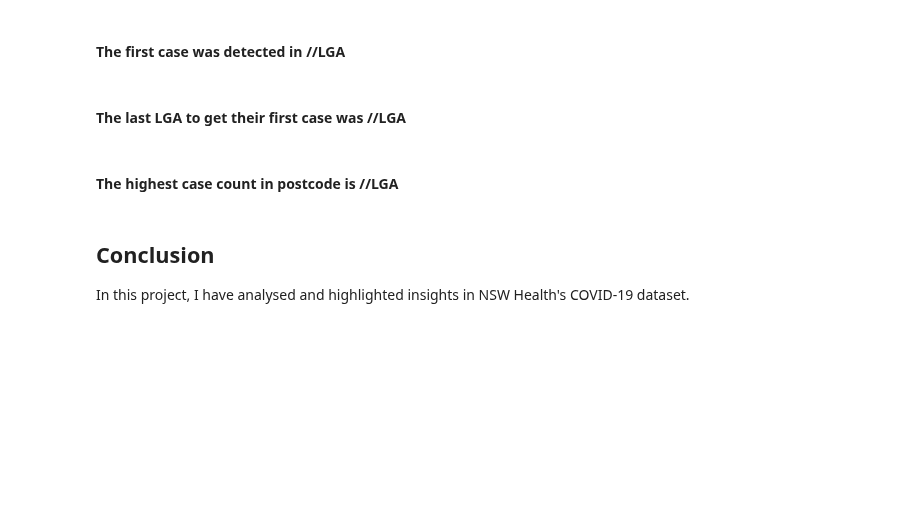
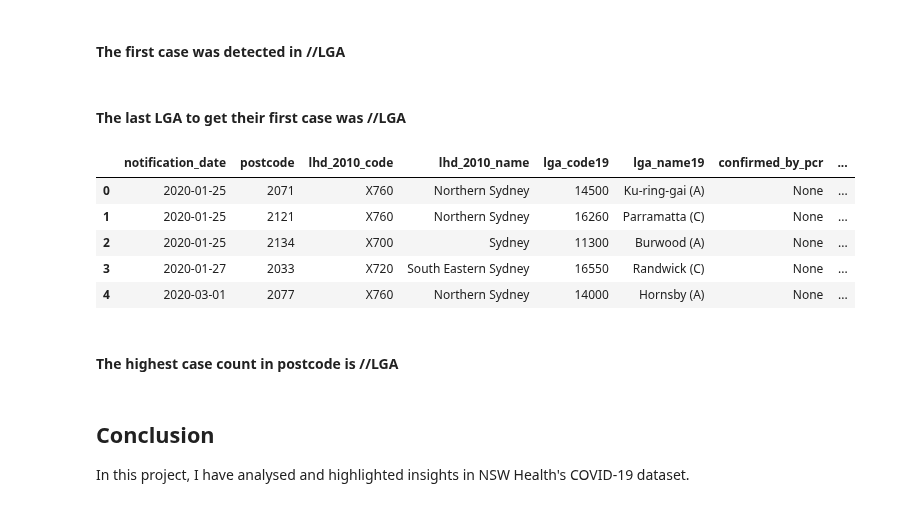
Before and after one commit to henrylin03/covid-nsw, a Jupyter notebook: covid-nsw.ipynb, the cells around one changed output. Saved outputs shown, nothing was run; the diff lists cells and outputs as text; code cells hidden in the pictures; blank space fills up the shorter version.

Commit message:
refresh confirmed cases data, update markdowns for insights

```diff
--- a/covid-nsw.ipynb
+++ b/covid-nsw.ipynb
@@ -603,6 +609,22 @@ Looking by map...
 #### The first case was detected in //LGA
 # %% [markdown]
 #### The last LGA to get their first case was //LGA
+# %%
+# windows function to get the first covid case in each LGA, and then find the one that is the latest in time
+
+pd.read_sql_query(
+"""
+    SELECT *
+    FROM covid
+    LIMIT 5
+""", engine)
+# %% [output]
+|  | notification_date | postcode | lhd_2010_code | lhd_2010_name | lga_code19 | lga_name19 | confirmed_by_pcr | ... |
+| 0 | 2020-01-25 | 2071 | X760 | Northern Sydney | 14500 | Ku-ring-gai (A) | None | ... |
+| 1 | 2020-01-25 | 2121 | X760 | Northern Sydney | 16260 | Parramatta (C) | None | ... |
+| 2 | 2020-01-25 | 2134 | X700 | Sydney | 11300 | Burwood (A) | None | ... |
+| 3 | 2020-01-27 | 2033 | X720 | South Eastern Sydney | 16550 | Randwick (C) | None | ... |
+| 4 | 2020-03-01 | 2077 | X760 | Northern Sydney | 14000 | Hornsby (A) | None | ... |
 # %% [markdown]
 #### The highest case count in postcode is //LGA
 # %% [markdown]
```
Also changed, not shown: parts of 12 cells of this notebook, 1 other file.
